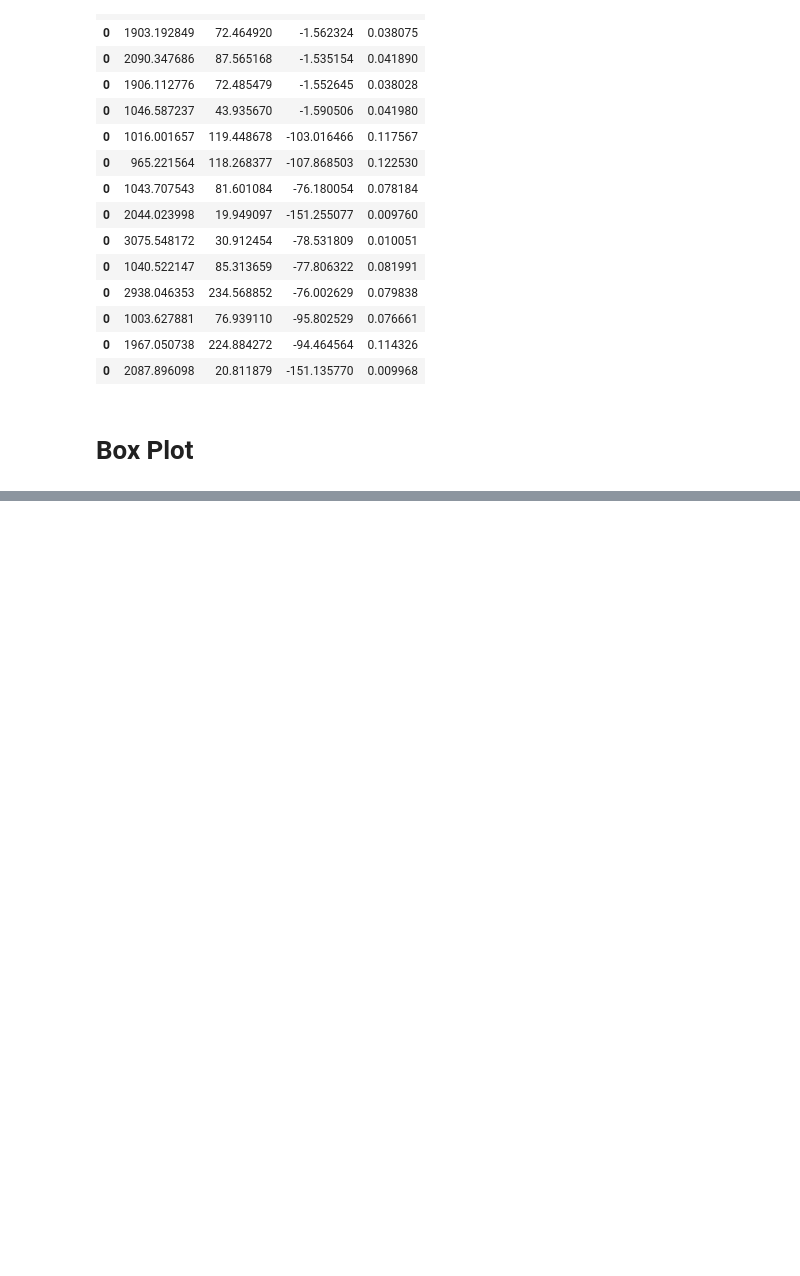
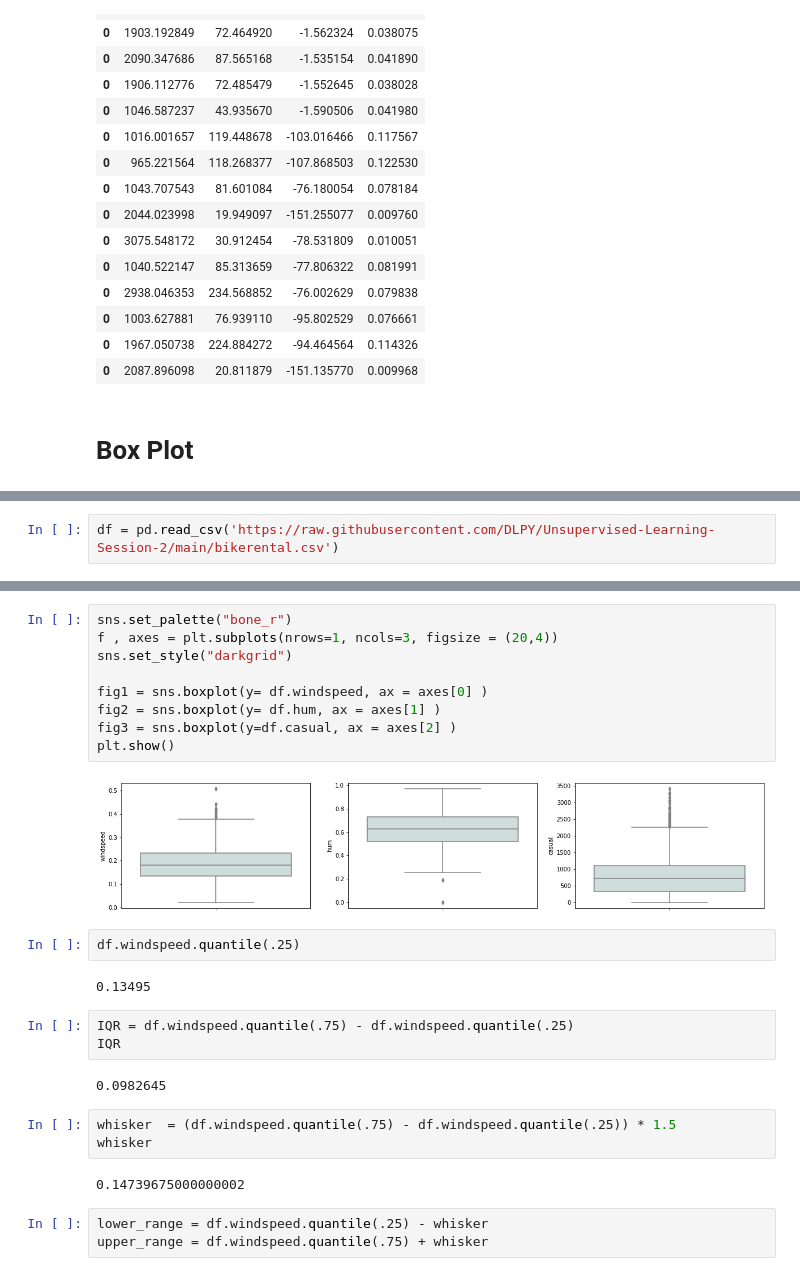
Before and after one commit to DLPY/Unsupervised-Learning-Session-2, a Jupyter notebook: Local_Outlier_Factor.ipynb, the cells around one changed output, grey strips where cells are left out. Drawn from its saved outputs; the diff is of its cells as text; blank space fills up the shorter version.

```diff
--- a/Local_Outlier_Factor.ipynb
+++ b/Local_Outlier_Factor.ipynb
@@ -108,0 +112,2 @@ charges.query('LOF < -1.5')
+# %%
+df = pd.read_csv('https://raw.githubusercontent.com/DLPY/Unsupervised-Learning-Session-2/main/bikerental.csv')
@@ -108,0 +135,28 @@ charges.query('LOF < -1.5')
+# %%
+sns.set_palette("bone_r")
+f , axes = plt.subplots(nrows=1, ncols=3, figsize = (20,4))
+sns.set_style("darkgrid")
+
+fig1 = sns.boxplot(y= df.windspeed, ax = axes[0] )
+fig2 = sns.boxplot(y= df.hum, ax = axes[1] )
+fig3 = sns.boxplot(y=df.casual, ax = axes[2] )
+plt.show()
+# %% [output]
+[figure, added]
+# %%
+df.windspeed.quantile(.25)
+# %% [output]
+0.13495
+# %%
+IQR = df.windspeed.quantile(.75) - df.windspeed.quantile(.25)
+IQR
+# %% [output]
+0.0982645
+# %%
+whisker  = (df.windspeed.quantile(.75) - df.windspeed.quantile(.25)) * 1.5
+whisker
+# %% [output]
+0.14739675000000002
+# %%
+lower_range = df.windspeed.quantile(.25) - whisker
+upper_range = df.windspeed.quantile(.75) + whisker
```
Also changed, not shown: parts of 12 cells of this notebook.
